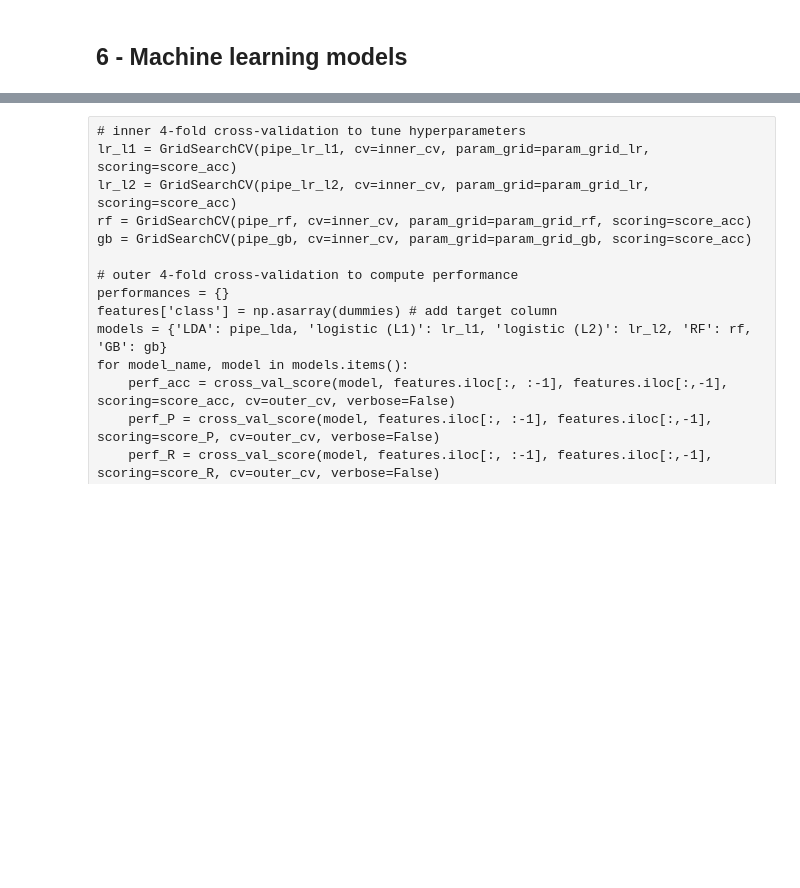
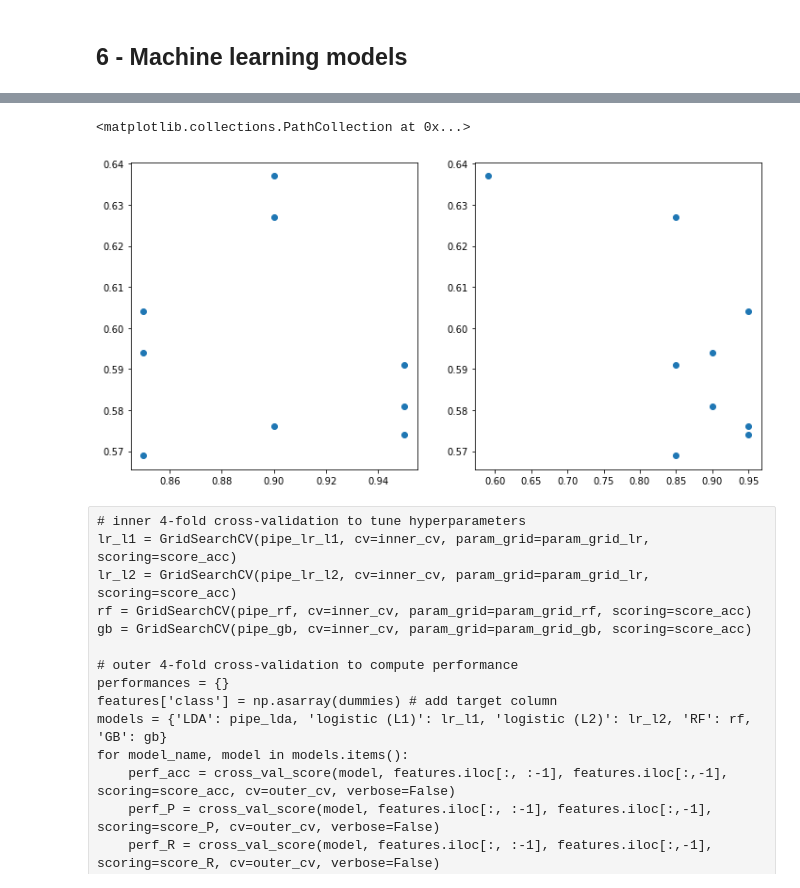
Before and after one commit to dimiboeckaerts/PhageHostLearn, a Jupyter notebook: phagehostpredict.ipynb, the cells around one changed output, grey strips where cells are left out. Saved outputs shown, nothing was run; the diff lists cells and outputs as text; code cells hidden in the pictures; blank space fills up the shorter version.

Commit message:
model training and white list update

```diff
--- a/phagehostpredict.ipynb
+++ b/phagehostpredict.ipynb
@@ -606,0 +566,21 @@ PRAUC:  0.326
+# %%
+# train a model on prophage data, test on valencia data
+score_f1 = make_scorer(f1_score)
+rf = RandomForestClassifier(class_weight='balanced')
+rf_params = {'n_estimators': [100, 200, 500], 'max_depth':[3, 5, 8]}
+inner_cv = KFold(n_splits=5, shuffle=True)
+rf_grid = GridSearchCV(rf, cv=inner_cv, param_grid=rf_params, scoring=score_f1)
+
+features_train = np.asarray(frame_prophage.iloc[:,:-4])
+labels_train = np.asarray(frame_prophage.iloc[:,-4])
+rf_grid.fit(features_train, labels_train)
+
+features_test = frame_val.iloc[:,:-4]
+labels_test = frame_val.iloc[:,-4]
+scores = rf_grid.predict_proba(features_test)[:,1]
+
+ROCAUC = round(roc_auc_score(labels_test, scores), 3)
+precision, recall, thresholds = precision_recall_curve(labels_test, scores)
+PRAUC = round(auc(recall, precision), 3)
+print('ROCAUC: ', ROCAUC)
+print('PRAUC: ', PRAUC)
@@ -606,0 +594,17 @@ PRAUC:  0.326
+# %%
+thresholds_grid = [(0.85, 0.85), (0.9, 0.85), (0.95, 0.85), (0.85, 0.9), (0.9, 0.9), (0.95, 0.9), (0.85, 0.95), (0.9, 0.95), (0.95, 0.95)]
+results = []
+for combo in thresholds_grid:
+    print('start new iteration')
+    loci_thr, rbp_thr = combo[0], combo[1]
+    im_constrained = constrained_random_interaction_matrix(loci_sim_prophage, loci_thr, rbp_sim_prophage, rbp_thr, im_prophage)
+    frame_prophage = construct_training_dataframe(locus_em_prophage, rbp_em_prophage, im_constrained, rbpbase_prophage)
+
+    features_train = np.asarray(frame_prophage.iloc[:,:-4])
+    labels_train = np.asarray(frame_prophage.iloc[:,-4])
+    rf_grid.fit(features_train, labels_train)
+
+    features_test = frame_val.iloc[:,:-4]
+    labels_test = frame_val.iloc[:,-4]
+    scores = rf_grid.predict_proba(features_test)[:,1]
+    results.append(round(roc_auc_score(labels_test, scores), 3))
@@ -607,3 +630,12 @@ PRAUC:  0.326
+# %%
+fig, (ax1, ax2) = plt.subplots(1,2, figsize=(12,6))
+loci_thr = [combo[0] for combo in thresholds_grid]
+rbp_thr = [combo[1] for combo in thresholds_grid]
+ax1.scatter(loci_thr, results)
+ax2.scatter(rbp_thr, results)
+# %% [output]
+<matplotlib.collections.PathCollection at 0x...>
+[figure, added]
 # %% [raw]
 # inner 4-fold cross-validation to tune hyperparameters
 lr_l1 = GridSearchCV(pipe_lr_l1, cv=inner_cv, param_grid=param_grid_lr, scoring=score_acc)
```
Also changed, not shown: parts of 29 cells of this notebook, 3 other files.
